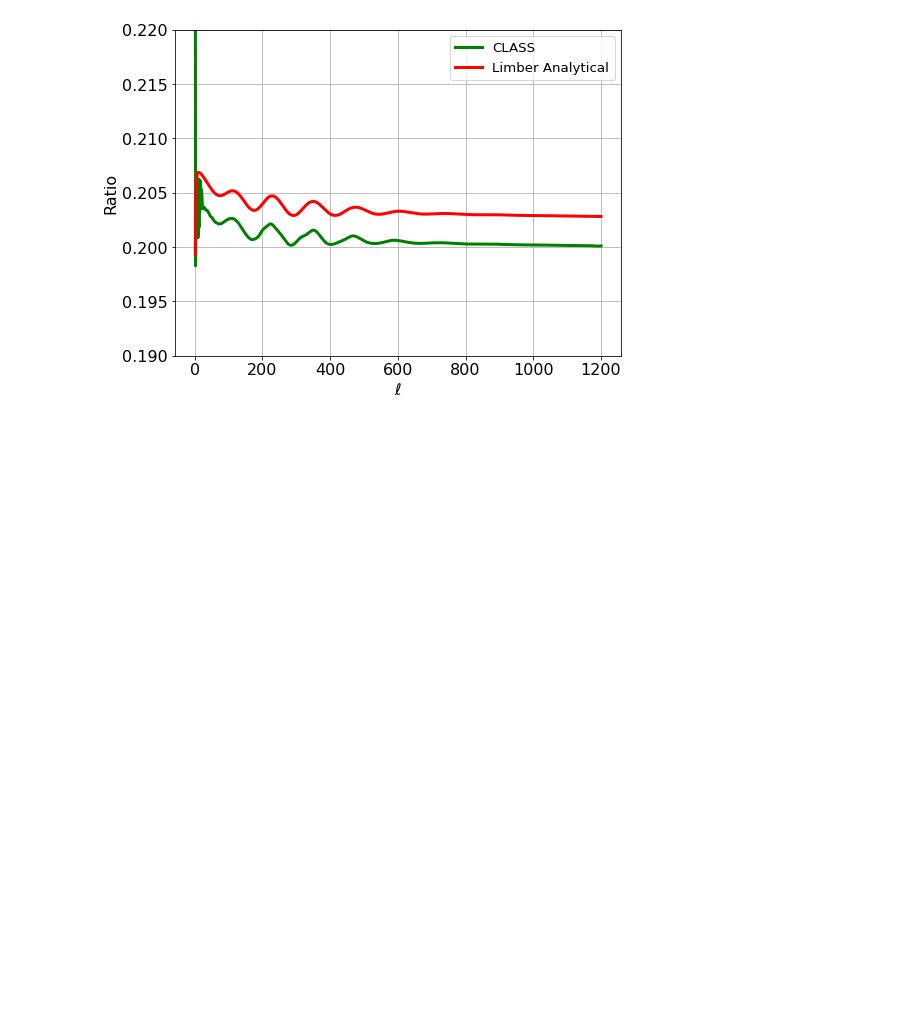
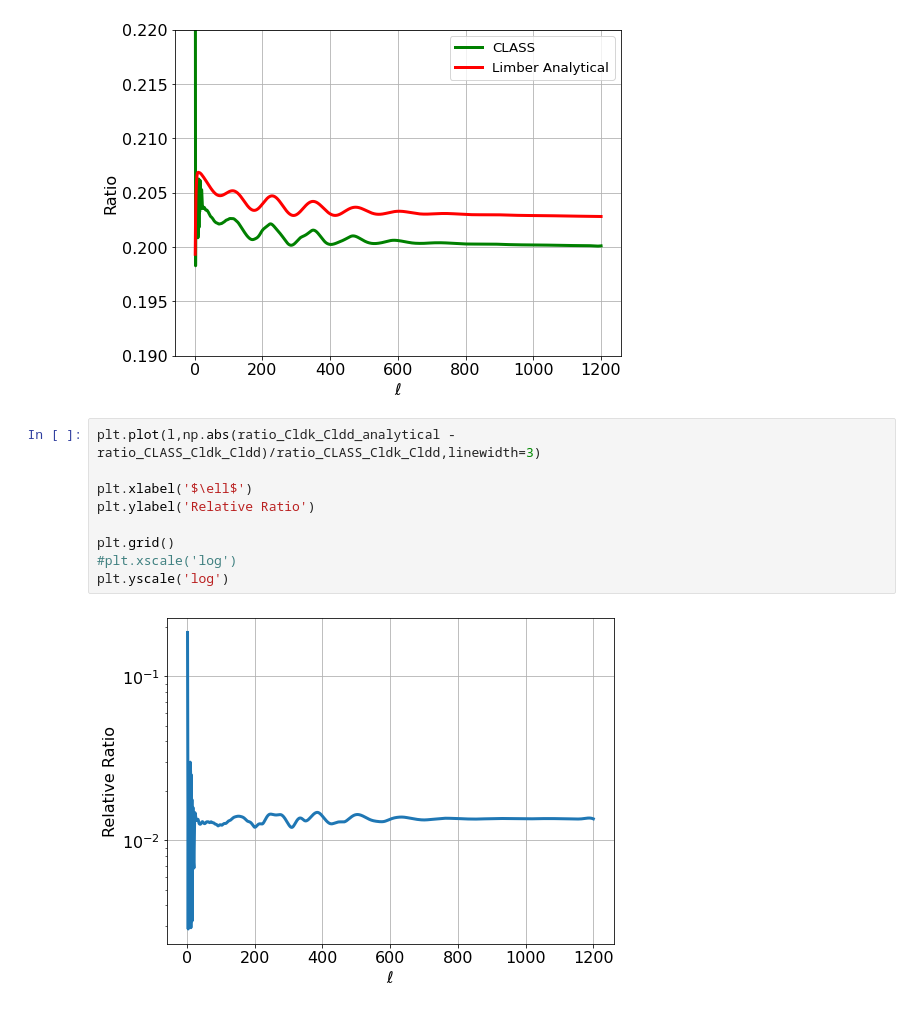
Before and after one commit to muntazirabidi/CLASS_CAMB, a Jupyter notebook: limber_cross_CLASS.ipynb, the cells around one changed output. Saved outputs shown, nothing was run; the diff lists cells and outputs as text; blank space fills up the shorter version.

Commit message:
added relative ratio

```diff
--- a/limber_cross_CLASS.ipynb
+++ b/limber_cross_CLASS.ipynb
@@ -277,3 +277,14 @@ plt.ylim(0.19,0.22)
 # %% [output]
 (0.19, 0.22)
 [figure]
+# %%
+plt.plot(l,np.abs(ratio_Cldk_Cldd_analytical - ratio_CLASS_Cldk_Cldd)/ratio_CLASS_Cldk_Cldd,linewidth=3)
+
+plt.xlabel('$\ell$')
+plt.ylabel('Relative Ratio')
+
+plt.grid()
+#plt.xscale('log')
+plt.yscale('log')
+# %% [output]
+[figure, added]
```
